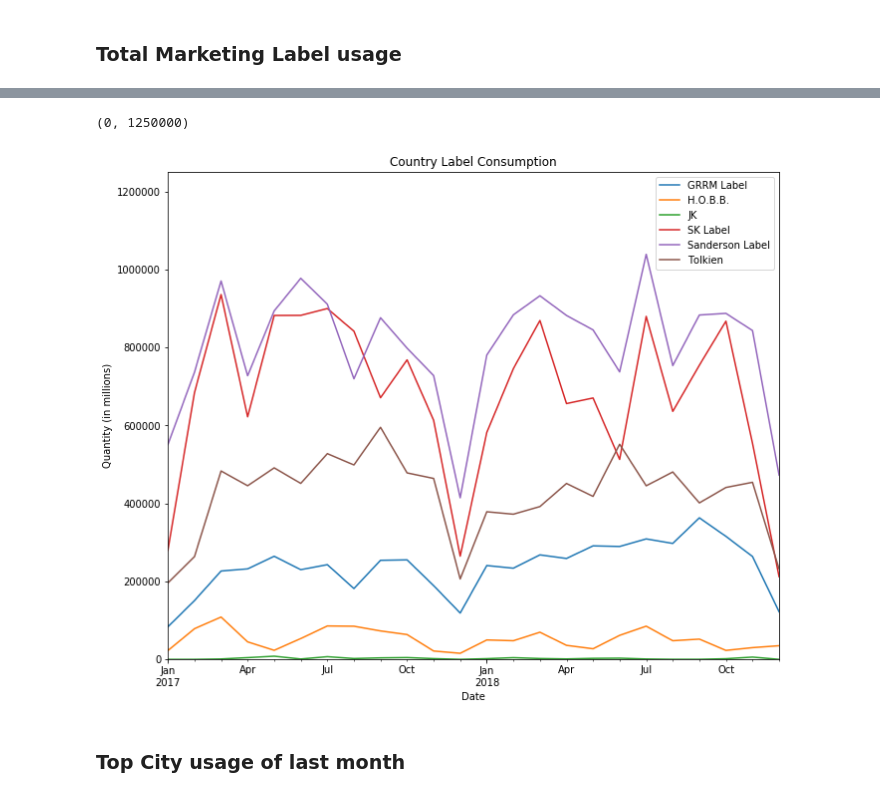
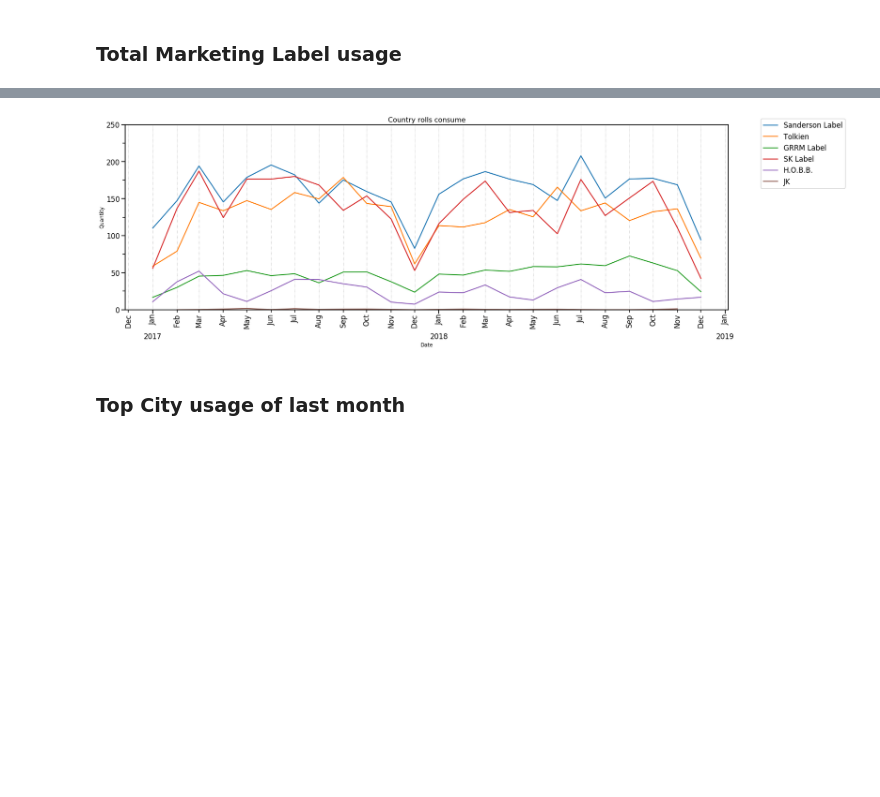
Before and after one commit to JoseNunes24/ExpeditionAnalysis, a Jupyter notebook: Expedition_Analysis.ipynb, the cells around one changed output, grey strips where cells are left out. Cells and saved outputs as stored; diff of their text form; code cells hidden in the pictures; blank space fills up the shorter version.

```diff
--- a/Expedition_Analysis.ipynb
+++ b/Expedition_Analysis.ipynb
@@ -202,8 +226,7 @@ def country_type_of_label (businessID, shipment_type, market):
   else:
     return market
 
-df2['Label'] = df2.apply(lambda x:
-                                   country_type_of_label (
+df2['Label'] = df2.apply(lambda x: country_type_of_label (
                                        x['Client ID'],
                                        x['Type of shipment'],
                                        x['Label']),
@@ -370,2 +512,9 @@ total_labels_Marketing = total_labels_Marketing.drop(['Year', 'Month'], axis=1)
+# %%
+# Transform tables into pivot tables to plot the data
+total_labels_Marketing = total_labels_Marketing.reset_index().pivot_table(
+    index=['index'], columns='Marketing Label', values='Marketing Rolls', aggfunc='sum')
+
+total_labels_Country = total_labels_Country.reset_index().pivot_table(
+    index=['index'], columns='Label', values='Country Rolls', aggfunc='sum')
 # %% [markdown]
 ## Plot data
@@ -410,14 +662,51 @@ Text(0, 0.5, 'Quantity')
-# %%
-# Total Country Label Consumption
-total_labels_Country.drop('Nada', axis=1).plot(figsize=(11,9))
-
-# Add title and axis names
-plt.title('Country Label Consumption')
-plt.xlabel('Date')
-plt.ylabel('Quantity')
-plt.ylim(0,1250000)
-# %% [output]
-(0, 1250000)
-[figure, removed]
+# %%
+# Total Marketing Label Consumption
+
+fig = plt.figure(figsize=(25.16,7.95))
+ax = plt.axes()
+
+x = total_labels_Country.index
+
+Sanderson = total_labels_Country['Sanderson Label']
+Tolkien = total_labels_Country['Tolkien']
+GRRM = total_labels_Country['GRRM Label']
+SK = total_labels_Country['SK Label']
+HOBB = total_labels_Country['H.O.B.B.']
+JK = total_labels_Country['JK']
+
+ax.plot(x, Sanderson)
+ax.plot(x, Tolkien)
+ax.plot(x, GRRM)
+ax.plot(x, SK)
+ax.plot(x, HOBB)
+ax.plot(x, JK)
+
+ax.set_xlabel('Date', fontsize='12')
+ax.set_ylabel('Quantity', fontsize='12')
+ax.set_title('Country rolls consume', fontsize='16')
+ax.legend(bbox_to_anchor=(1.2, 1.05))
+
+ax.set_xticks(x)
+ax.xaxis.set_minor_locator(months)
+ax.xaxis.set_minor_formatter(monthsFmt)
+plt.setp(ax.xaxis.get_minorticklabels(), rotation=90)
+ax.xaxis.set_major_locator(years)
+ax.xaxis.set_major_formatter(yearsFmt)
+
+# Set minor gridlines
+ax.xaxis.grid(which="minor", linestyle=':', linewidth=1)
+
+loc = plticker.MultipleLocator(base=25) # this locator puts ticks at regular intervals
+ax.yaxis.set_minor_locator(loc)
+ax.set_ylim(0, 250)
+
+# Set minor gridlines
+ax.xaxis.grid(which="minor", linestyle=':', linewidth=1)
+
+plt.show()
+#fig.savefig('pais.png', bbox_inches='tight')
+#files.download('pais.png')
+# %% [output]
+[figure, added]
 # %% [markdown]
 ### Top City usage of last month
```
Also changed, not shown: parts of 42 cells of this notebook.
